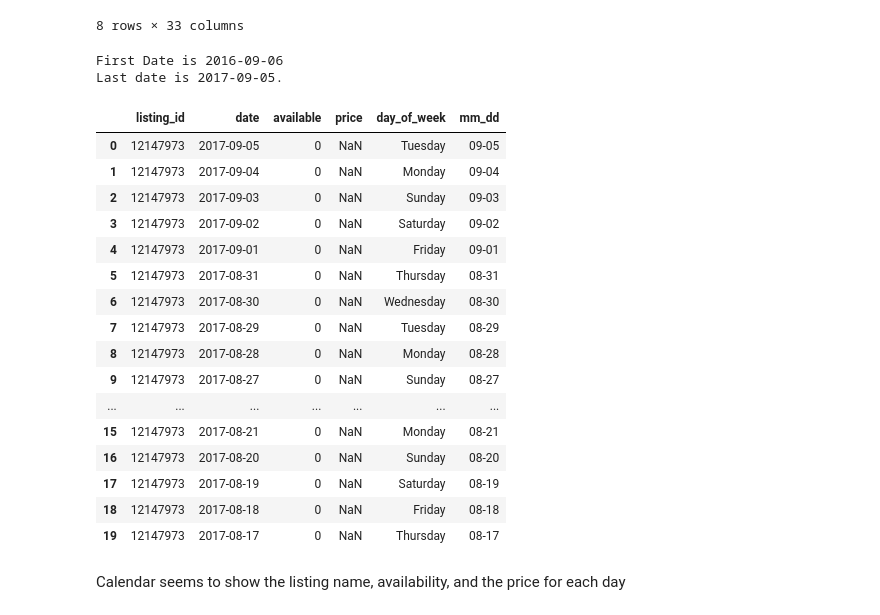
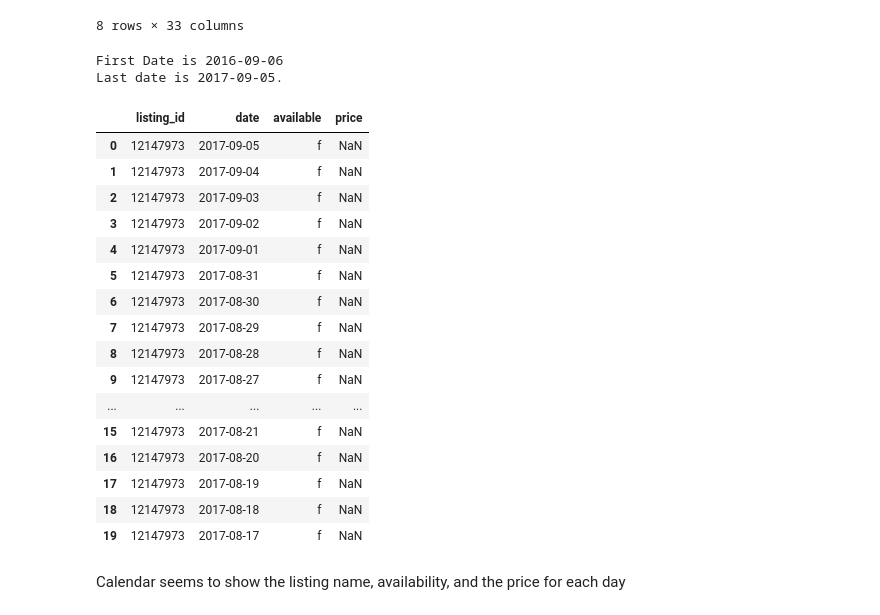
Before and after one commit to ogurashi/Boston-AirBnB-Analysis, a Jupyter notebook: rentals.ipynb, the cells around one changed output. Drawn from its saved outputs; the diff is of its cells as text; code cells hidden in the pictures.

```diff
--- a/rentals.ipynb
+++ b/rentals.ipynb
@@ -57,28 +57,29 @@ listings.describe()
 | max | 1.493346e+07 | 2.016091e+13 | 9.385411e+07 | 749.000000 | 749.000000 | NaN | ... |
 8 rows × 33 columns
 # %%
-print('First Date is {}\nLast date is {}.'.format(calendar['date'].min(),calendar['date'].max()))
+print('First Date is {}\nLast date is {}.'.format(calendar['date'].min(),
+                                                  calendar['date'].max()))
 calendar.head(20)
 # %% [output]
 First Date is 2016-09-06
 Last date is 2017-09-05.
-|  | listing_id | date | available | price | day_of_week | mm_dd |
-| 0 | 12147973 | 2017-09-05 | 0 | NaN | Tuesday | 09-05 |
-| 1 | 12147973 | 2017-09-04 | 0 | NaN | Monday | 09-04 |
-| 2 | 12147973 | 2017-09-03 | 0 | NaN | Sunday | 09-03 |
-| 3 | 12147973 | 2017-09-02 | 0 | NaN | Saturday | 09-02 |
-| 4 | 12147973 | 2017-09-01 | 0 | NaN | Friday | 09-01 |
-| 5 | 12147973 | 2017-08-31 | 0 | NaN | Thursday | 08-31 |
-| 6 | 12147973 | 2017-08-30 | 0 | NaN | Wednesday | 08-30 |
-| 7 | 12147973 | 2017-08-29 | 0 | NaN | Tuesday | 08-29 |
-| 8 | 12147973 | 2017-08-28 | 0 | NaN | Monday | 08-28 |
-| 9 | 12147973 | 2017-08-27 | 0 | NaN | Sunday | 08-27 |
-| ... | ... | ... | ... | ... | ... | ... |
-| 15 | 12147973 | 2017-08-21 | 0 | NaN | Monday | 08-21 |
-| 16 | 12147973 | 2017-08-20 | 0 | NaN | Sunday | 08-20 |
-| 17 | 12147973 | 2017-08-19 | 0 | NaN | Saturday | 08-19 |
-| 18 | 12147973 | 2017-08-18 | 0 | NaN | Friday | 08-18 |
-| 19 | 12147973 | 2017-08-17 | 0 | NaN | Thursday | 08-17 |
+|  | listing_id | date | available | price |
+| 0 | 12147973 | 2017-09-05 | f | NaN |
+| 1 | 12147973 | 2017-09-04 | f | NaN |
+| 2 | 12147973 | 2017-09-03 | f | NaN |
+| 3 | 12147973 | 2017-09-02 | f | NaN |
+| 4 | 12147973 | 2017-09-01 | f | NaN |
+| 5 | 12147973 | 2017-08-31 | f | NaN |
+| 6 | 12147973 | 2017-08-30 | f | NaN |
+| 7 | 12147973 | 2017-08-29 | f | NaN |
+| 8 | 12147973 | 2017-08-28 | f | NaN |
+| 9 | 12147973 | 2017-08-27 | f | NaN |
+| ... | ... | ... | ... | ... |
+| 15 | 12147973 | 2017-08-21 | f | NaN |
+| 16 | 12147973 | 2017-08-20 | f | NaN |
+| 17 | 12147973 | 2017-08-19 | f | NaN |
+| 18 | 12147973 | 2017-08-18 | f | NaN |
+| 19 | 12147973 | 2017-08-17 | f | NaN |
 # %% [markdown]
 Calendar seems to show the listing name, availability, and the price for each day
 # %%
```
Also changed, not shown: parts of 18 cells of this notebook, 1 other file.
